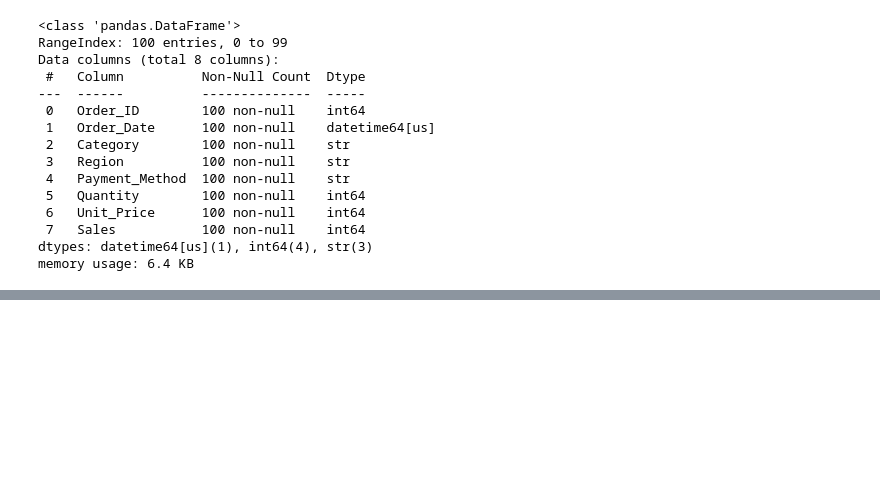
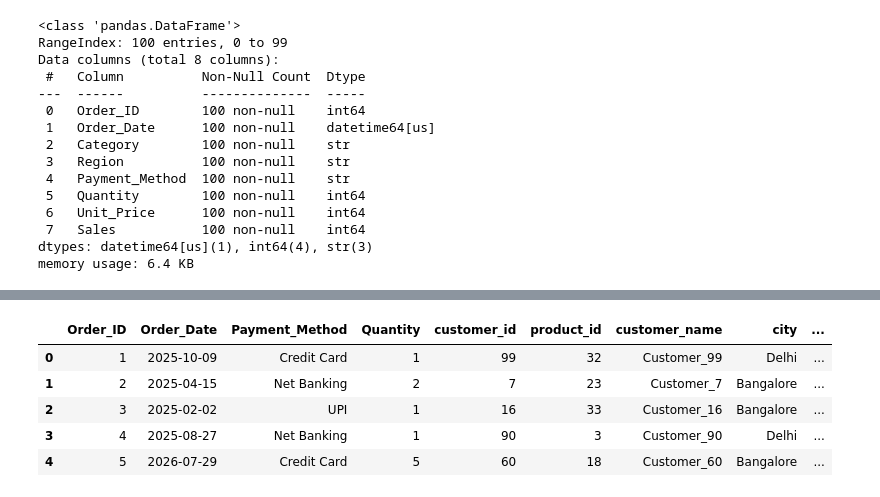
Before and after one commit to SandhyaJ3/Amazon_Retail_Intelligence_Project, a Jupyter notebook: notebooks/01_generate_dataset.ipynb, the cells around one changed output, grey strips where cells are left out. Cells and saved outputs as stored; diff of their text form; code cells hidden in the pictures; blank space fills up the shorter version.

```diff
--- a/notebooks/01_generate_dataset.ipynb
+++ b/notebooks/01_generate_dataset.ipynb
@@ -113,0 +112,8 @@ df.describe()
+# %%
+num_customers = 100
+customers = pd.DataFrame({
+    "customer_id":range(1,num_customers+1),
+    "customer_name":[f"Customer_{i}" for i in range(1, num_customers + 1)],
+    "city":np.random.choice(["Bangalore","Delhi","Chennai","Mumbai"],num_customers),
+    "signup_date":pd.to_datetime("2024-01-01")  + pd.to_timedelta(np.random.randint(0,365,num_customers),unit="D")
+})
@@ -115,0 +148,10 @@ df.to_csv("../data/raw/amazon_retail_data.csv",index=False)
+# %%
+df["Sales"] = df["Quantity"] * df["price"]
+df.head()
+# %% [output]
+|  | Order_ID | Order_Date | Payment_Method | Quantity | customer_id | product_id | customer_name | city | ... |
+| 0 | 1 | 2025-10-09 | Credit Card | 1 | 99 | 32 | Customer_99 | Delhi | ... |
+| 1 | 2 | 2025-04-15 | Net Banking | 2 | 7 | 23 | Customer_7 | Bangalore | ... |
+| 2 | 3 | 2025-02-02 | UPI | 1 | 16 | 33 | Customer_16 | Bangalore | ... |
+| 3 | 4 | 2025-08-27 | Net Banking | 1 | 90 | 3 | Customer_90 | Delhi | ... |
+| 4 | 5 | 2026-07-29 | Credit Card | 5 | 60 | 18 | Customer_60 | Bangalore | ... |
```
Also changed, not shown: parts of 17 cells of this notebook, 4 other files.
